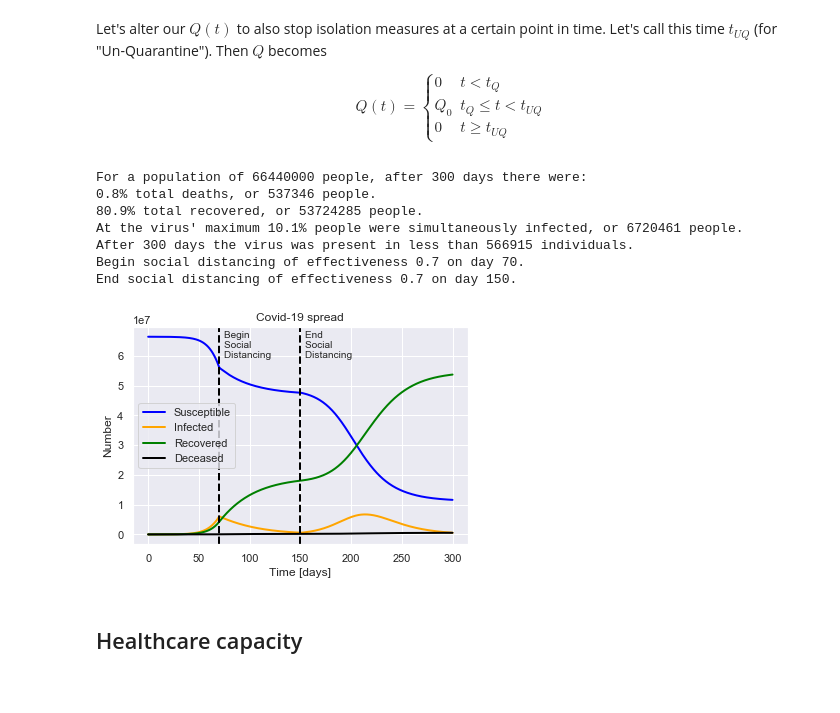
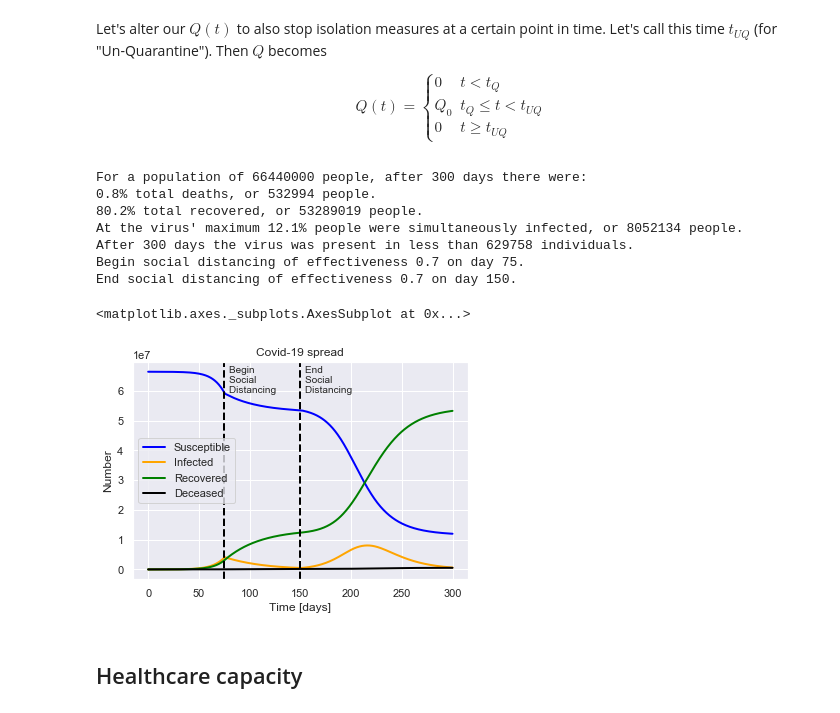
Before and after one commit to TomNicholas/coronavirus, a Jupyter notebook: covid-19_model.ipynb, the cells around one changed output. Drawn from its saved outputs; the diff is of its cells as text; code cells hidden in the pictures.

```diff
--- a/covid-19_model.ipynb
+++ b/covid-19_model.ipynb
@@ -117,10 +122,11 @@ We need to pick initial conditions, which are the number of people in each popul
 Here we will model the UK, but we can get the up-to-date numbers for any country from [this website](https://www.worldometers.info/coronavirus/countries-where-coronavirus-has-spread/), which is updated daily.
 # %%
 # Reported UK coronavirus numbers on 18th March 2020
-N = 66440000    # population
-cases = 2626    # total reported cases including resolved
-deaths = 104
-recovered = 65
+# cases means total reported cases including resolved
+uk_initial_conditions = {'population': 66440000,
+                         'cases': 2626,
+                         'deaths': 104,
+                         'recovered': 65}
 # %% [markdown]
 ### Virus parameters
 # %% [markdown]
@@ -134,4 +223,5 @@ We'll use 14 days for the average infectious period.
 # %%
-R_0 = 2.4  # Basic Reproductive Rate [people]
+R0 = 2.4   # Basic Reproductive Rate [people]
 M = 0.01   # Mortality ratio [fraction]
 P = 14     # Average infectious period [days] (should really be split up by case severity)
+sird = SIRD(R0, M, P)
@@ -185,12 +229,0 @@ and now solve them
-# %%
-def solve(eqns, N, cases, recovered, deaths,
-          P, M, R_0, *extra_args, tf=300):
-
-    initial, lamb, gamma, mu = setup(N, cases, recovered, deaths,
-                                     P, M, R_0)
-
-    t_span = (0, tf)  # tf is number of days to run simulation for, defaulting to 300
-
-    soln = solve_ivp(eqns, t_span, initial, args=(lamb, gamma, mu, *extra_args),
-                     t_eval=np.linspace(0, tf, tf*2))
-    return soln
@@ -416,14 +389,30 @@ def plot_SIRDUQ(N, initial_cases, initial_recovered, initial_deaths,
-# %%
-plot_SIRDUQ(N, cases, recovered, deaths, P=14, M=0.01, R_0=2.6, Q0=0.7, t_Q=70, t_UQ=150)
-# %% [output]
-For a population of 66440000 people, after 300 days there were:
-0.8% total deaths, or 537346 people.
-80.9% total recovered, or 53724285 people.
-At the virus' maximum 10.1% people were simultaneously infected, or 6720461 people.
-After 300 days the virus was present in less than 566915 individuals.
-Begin social distancing of effectiveness 0.7 on day 70.
-End social distancing of effectiveness 0.7 on day 150.
-[figure, removed]
+# %%
+class SIRDUQ(SIRDQ):
+    def __init__(self, R0, M, P, Q0, tQ, tUQ):
+        super().__init__(R0, M, P, Q0, tQ)
+        self.tUQ = tUQ
+
+    def Q(self, t):
+        if self.tQ < t <= self.tUQ:
+            return self.Q0
+        else:
+            return 0
+
+    def plot(self, ax=None):
+        ax = super().plot(ax)
+        return plot_social_distancing_event(ax, self.Q0, self.tUQ, 'End')
+# %%
+SIRDUQ(R0=2.4, M=0.01, P=14, Q0=0.7, tQ=75, tUQ=150).solve(uk_initial_conditions).plot()
+# %% [output]
+For a population of 66440000 people, after 300 days there were:
+0.8% total deaths, or 532994 people.
+80.2% total recovered, or 53289019 people.
+At the virus' maximum 12.1% people were simultaneously infected, or 8052134 people.
+After 300 days the virus was present in less than 629758 individuals.
+Begin social distancing of effectiveness 0.7 on day 75.
+End social distancing of effectiveness 0.7 on day 150.
+<matplotlib.axes._subplots.AxesSubplot at 0x...>
+[figure, added]
 # %% [markdown]
 ## Healthcare capacity
 # %% [markdown]
```
Also changed, not shown: parts of 34 cells of this notebook.
